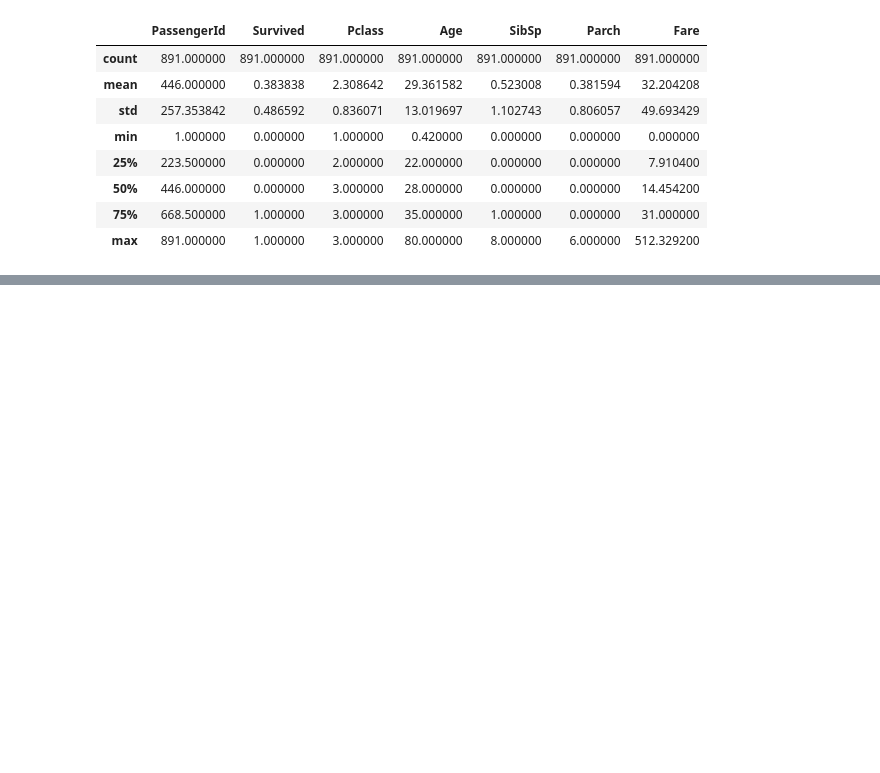
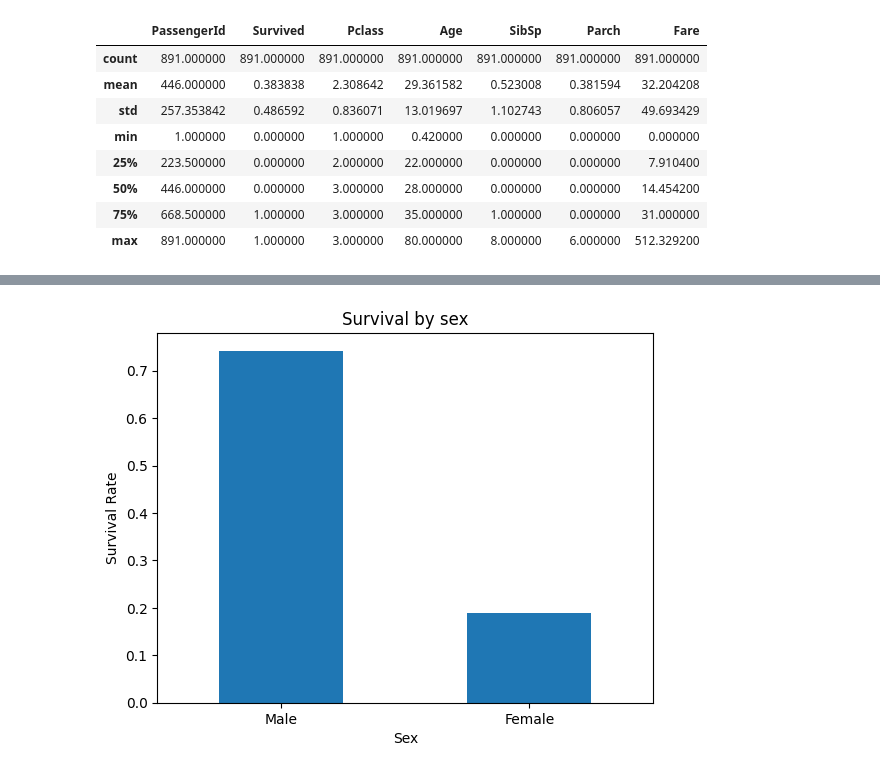
Before and after one commit to aman2909-creator/titanic-eda, a Jupyter notebook: titanic-eda.ipynb, the cells around one changed output, grey strips where cells are left out. Drawn from its saved outputs; the diff is of its cells as text; code cells hidden in the pictures; blank space fills up the shorter version.

```diff
--- a/titanic-eda.ipynb
+++ b/titanic-eda.ipynb
@@ -115,0 +124,8 @@ df.describe()
+# %%
+df.groupby('Sex')['Survived'].mean().plot(kind='bar')
+plt.title('Survival by sex')
+plt.xticks([0,1],['Male','Female'],rotation = 0)
+plt.ylabel('Survival Rate')
+plt.show()
+# %% [output]
+[figure, added]
```
Also changed, not shown: parts of 5 cells of this notebook.
